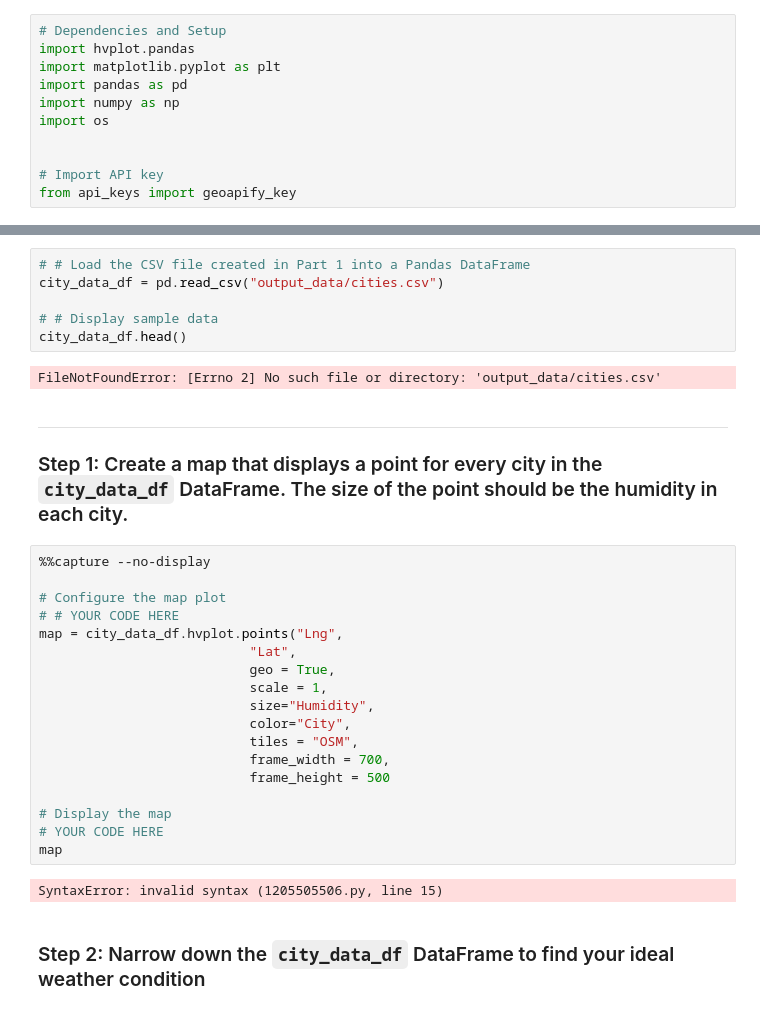
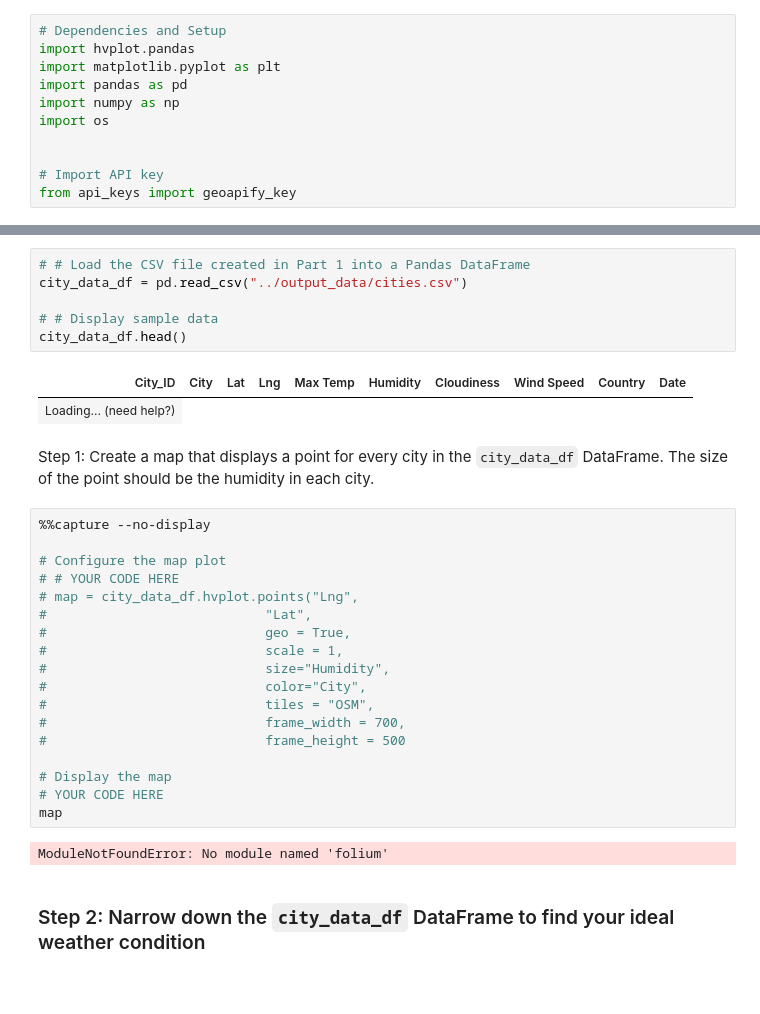
Before and after one commit to aichoudiallo/api-python-challenge-1, a Jupyter notebook: Starter_Code/starter_code/VacationPy.ipynb, the cells around one changed output, grey strips where cells are left out. Saved outputs shown, nothing was run; the diff lists cells and outputs as text; blank space fills up the shorter version.

```diff
--- a/Starter_Code/starter_code/VacationPy.ipynb
+++ b/Starter_Code/starter_code/VacationPy.ipynb
@@ -43,36 +43,35 @@ Requirement already satisfied: six>=1.5 in c:\users\aichou diallo\anaconda3\lib\
 [interactive output not drawn]
 # %%
 # # Load the CSV file created in Part 1 into a Pandas DataFrame
-city_data_df = pd.read_csv("output_data/cities.csv")
+city_data_df = pd.read_csv("../output_data/cities.csv")
 
 # # Display sample data
 city_data_df.head()
 # %% [output]
-FileNotFoundError: [Errno 2] No such file or directory: 'output_data/cities.csv'
+| City_ID | City | Lat | Lng | Max Temp | Humidity | Cloudiness | Wind Speed | Country | Date |
+| Loading... (need help?) |
 # %% [markdown]
----
-
-### Step 1: Create a map that displays a point for every city in the `city_data_df` DataFrame. The size of the point should be the humidity in each city.
+Step 1: Create a map that displays a point for every city in the `city_data_df` DataFrame. The size of the point should be the humidity in each city.
 # %%
 %%capture --no-display
 
 # Configure the map plot
 # # YOUR CODE HERE
-map = city_data_df.hvplot.points("Lng",
-                           "Lat",
-                           geo = True,
-                           scale = 1,
-                           size="Humidity",
-                           color="City",
-                           tiles = "OSM",
-                           frame_width = 700,
-                           frame_height = 500
+# map = city_data_df.hvplot.points("Lng",
+#                            "Lat",
+#                            geo = True,
+#                            scale = 1,
+#                            size="Humidity",
+#                            color="City",
+#                            tiles = "OSM",
+#                            frame_width = 700,
+#                            frame_height = 500
 
 # Display the map
 # YOUR CODE HERE
 map
 # %% [output]
-SyntaxError: invalid syntax (1205505506.py, line 15)
+ModuleNotFoundError: No module named 'folium'
 # %% [markdown]
 ### Step 2: Narrow down the `city_data_df` DataFrame to find your ideal weather condition
 # %%
```
Also changed, not shown: parts of 5 cells of this notebook.
